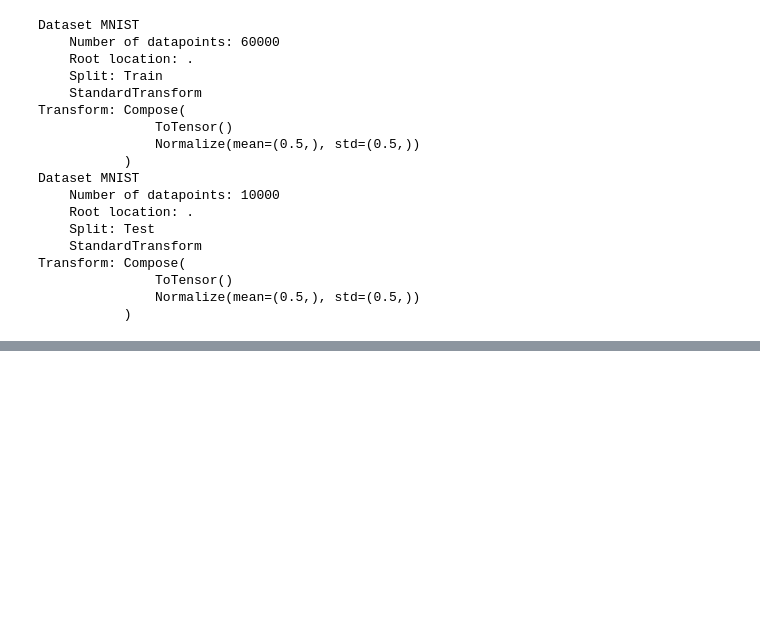
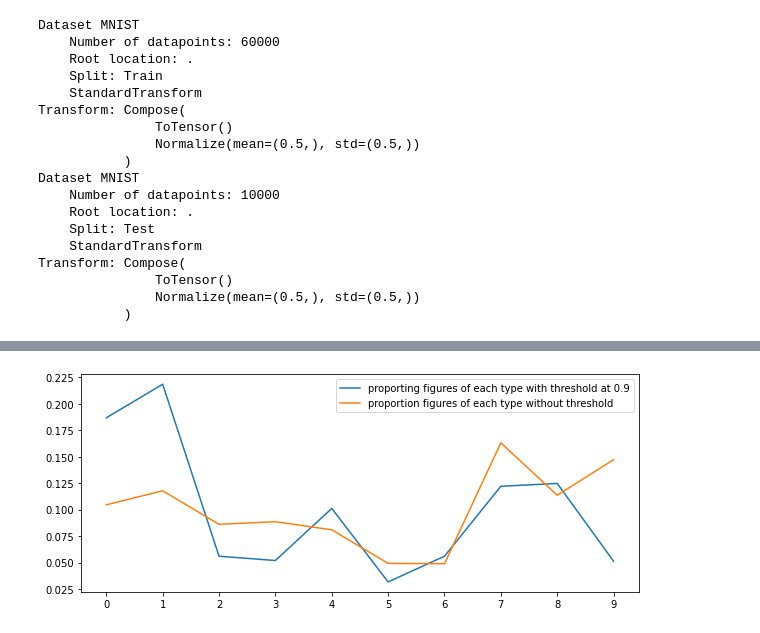
Before and after one commit to Pietro-Gavazzi/linma2472-project, a Jupyter notebook: project3/part3.ipynb, the cells around one changed output, grey strips where cells are left out. Drawn from its saved outputs; the diff is of its cells as text; code cells hidden in the pictures; blank space fills up the shorter version.

```diff
--- a/project3/part3.ipynb
+++ b/project3/part3.ipynb
@@ -478,0 +432,24 @@ plt.show()
+# %%
+# dim_latent_space = 100
+# nb_batches = 200
+# batch_size = 32
+# thresh = 0.9
+
+
+thresh = 0.9
+
+list_lat_vec, list_images, list_cnn = generate_triplets()
+flist_lat_vec, flist_images, flist_cnn, nbnb, nbnb0= keep_above_threshold(list_lat_vec, list_images, list_cnn, thresh)
+
+
+# number of
+f = plt.figure()
+f.set_figwidth(10)
+ax1 = plt.subplot()
+ax1.set_xticks(np.arange(n_classes))
+ax1.plot(nbnb/sum(nbnb), label="proporting figures of each type with threshold at "+str(thresh))
+ax1.plot(nbnb0/sum(nbnb0), label="proportion figures of each type without threshold")
+ax1.legend()
+f.show()
+# %% [output]
+[figure, added]
```
Also changed, not shown: parts of 39 cells of this notebook.
